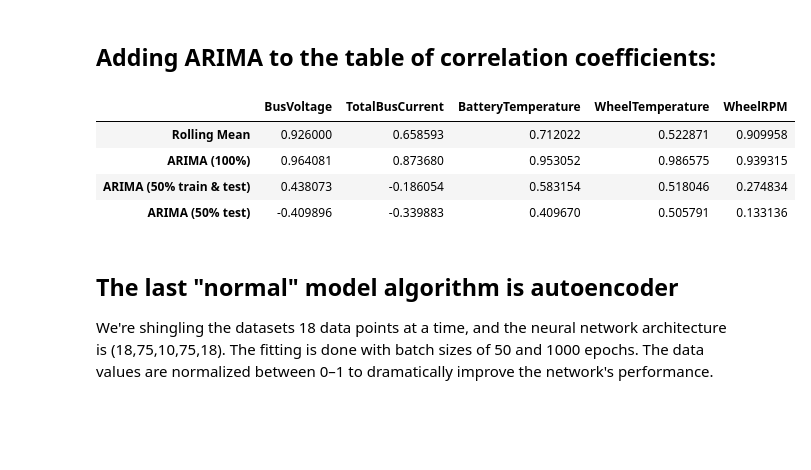
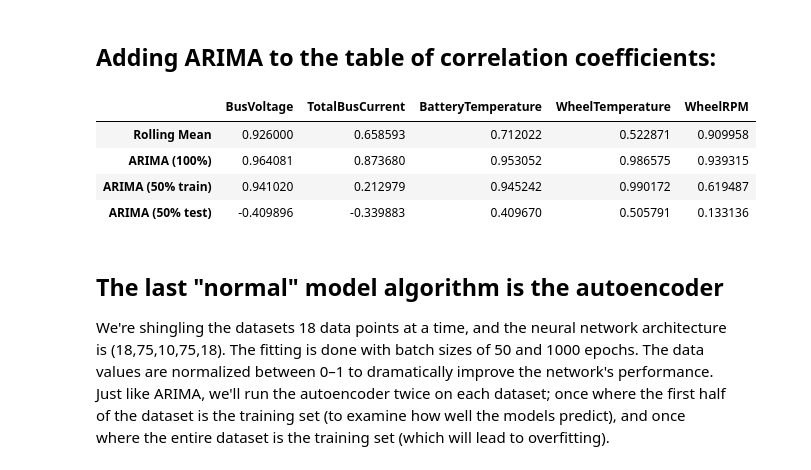
Before and after one commit to sapols/Satellite-Telemetry-Anomaly-Detection, a Jupyter notebook: Algorithm Modeling.ipynb, the cells around one changed output. Cells and saved outputs as stored; diff of their text form; code cells hidden in the pictures; blank space fills up the shorter version.

```diff
--- a/Algorithm Modeling.ipynb
+++ b/Algorithm Modeling.ipynb
@@ -186,54 +186,56 @@ for ds in range(len(datasets)):
     ds_name = datasets[ds][5:-4] # drop 'Data/' and '.csv'
     p = hyperparams[ds]['order'][0]
     freq = hyperparams[ds]['freq']
-    drop = 0
+    start = 0
 
     file_path = 'save/datasets/' + ds_name + '/arima/data/100 percent/' + ds_name + '_with_arima_full.csv'
     if (p == 1):
-        drop = freq  # don't correlate with data that was differenced away
+        start = freq  # don't correlate with data that was differenced away
 
     # get correlation coefficient between original data and ARIMA forecast (100%)
-    coeff = correlation(var_name, file_path, 'ARIMA', file_path, drop=drop)
+    coeff = correlation(var_name, file_path, 'ARIMA', file_path, start=start)
     correlations.at['ARIMA (100%)', ds_name] = coeff  # Make the index "ARIMA (100%)" if it doesn't exist, place coeff
 
 # 50% ARIMAs
 for ds in range(len(datasets)):
     var_name = var_names[ds]
     ds_name = datasets[ds][5:-4] # drop 'Data/' and '.csv'
     p = hyperparams[ds]['order'][0]
     freq = hyperparams[ds]['freq']
-    drop = 0
+    start = 0
 
     file_path = 'save/datasets/' + ds_name + '/arima/data/50 percent/' + ds_name + '_with_arima_half.csv'
+    df = read_csv(file_path, header=0, parse_dates=[0], index_col=0, squeeze=True, date_parser=parser)
     if (p == 1):
-        drop = freq  # don't correlate with data that was differenced away
+        start = freq  # don't correlate with data that was differenced away
 
-    # get correlation coefficient between original data and ARIMA forecast (50% train & test)
-    coeff = correlation(var_name, file_path, 'ARIMA', file_path, drop=drop)
-    correlations.at['ARIMA (50% train & test)', ds_name] = coeff  # Make the index "ARIMA (50% train & test)" if it doesn't exist, place coeff
+    # get correlation coefficient between original data and ARIMA forecast (50% train)
+    end = int(len(df) / 2)
+    coeff = correlation(var_name, file_path, 'ARIMA', file_path, start=start, end=end)
+    correlations.at['ARIMA (50% train)', ds_name] = coeff  # Make the index "ARIMA (50% train)" if it doesn't exist, place coeff
 
 for ds in range(len(datasets)):
     var_name = var_names[ds]
     ds_name = datasets[ds][5:-4] # drop 'Data/' and '.csv'
 
     file_path = 'save/datasets/' + ds_name + '/arima/data/50 percent/' + ds_name + '_with_arima_half.csv'
     df = read_csv(file_path, header=0, parse_dates=[0], index_col=0, squeeze=True, date_parser=parser)
-    drop = int(len(df) / 2)
+    start = int(len(df) / 2)
 
-    # get correlation coefficient between original data and ARIMA forecast (50% train & test)
-    coeff = correlation(var_name, file_path, 'ARIMA', file_path, drop=drop)
+    # get correlation coefficient between original data and ARIMA forecast (50% test)
+    coeff = correlation(var_name, file_path, 'ARIMA', file_path, start=start)
     correlations.at['ARIMA (50% test)', ds_name] = coeff  # Make the index "ARIMA (50% test)" if it doesn't exist, place coeff
 
 correlations.to_csv('./save/correlations.csv')
 correlations
 # %% [output]
 |  | BusVoltage | TotalBusCurrent | BatteryTemperature | WheelTemperature | WheelRPM |
 | Rolling Mean | 0.926000 | 0.658593 | 0.712022 | 0.522871 | 0.909958 |
 | ARIMA (100%) | 0.964081 | 0.873680 | 0.953052 | 0.986575 | 0.939315 |
-| ARIMA (50% train & test) | 0.438073 | -0.186054 | 0.583154 | 0.518046 | 0.274834 |
+| ARIMA (50% train) | 0.941020 | 0.212979 | 0.945242 | 0.990172 | 0.619487 |
 | ARIMA (50% test) | -0.409896 | -0.339883 | 0.409670 | 0.505791 | 0.133136 |
 # %% [markdown]
-## The last "normal" model algorithm is autoencoder
+## The last "normal" model algorithm is the autoencoder
 
-We're shingling the datasets 18 data points at a time, and the neural network architecture is (18,75,10,75,18). The fitting is done with batch sizes of 50 and 1000 epochs. The data values are normalized between 0–1 to dramatically improve the network's performance.
+We're shingling the datasets 18 data points at a time, and the neural network architecture is (18,75,10,75,18). The fitting is done with batch sizes of 50 and 1000 epochs. The data values are normalized between 0–1 to dramatically improve the network's performance. Just like ARIMA, we'll run the autoencoder twice on each dataset; once where the first half of the dataset is the training set (to examine how well the models predict), and once where the entire dataset is the training set (which will lead to overfitting).
 # %%
```
Also changed, not shown: parts of 5 cells of this notebook.
